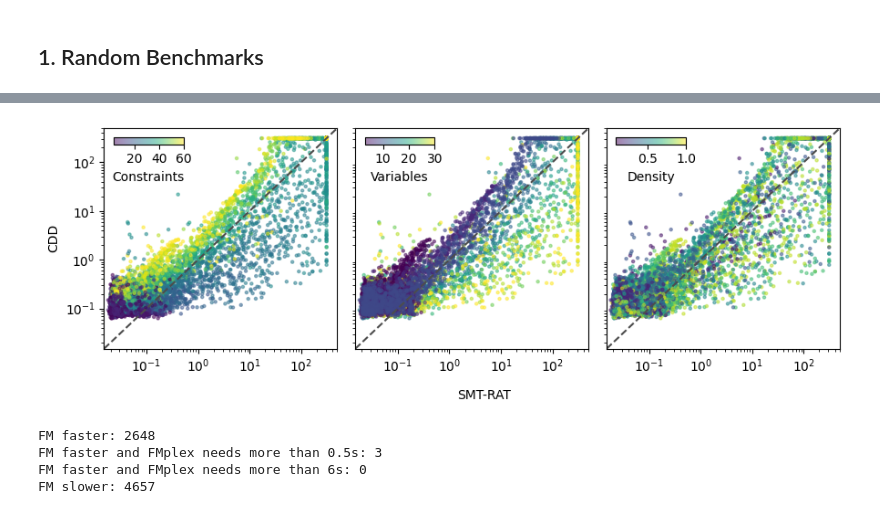
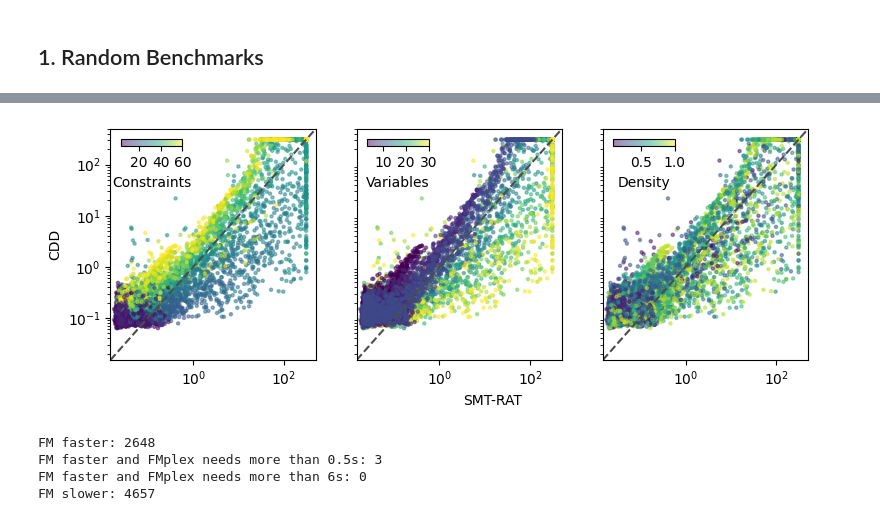
Before and after one commit to ths-rwth/smtrat, a Jupyter notebook: fmplex-qe-results/analyse_results.ipynb, the cells around one changed output, grey strips where cells are left out. Drawn from its saved outputs; the diff is of its cells as text; code cells hidden in the pictures.

```diff
--- a/fmplex-qe-results/analyse_results.ipynb
+++ b/fmplex-qe-results/analyse_results.ipynb
@@ -89,35 +89,34 @@ fig = plt.figure(figsize=(9, 3))
 for i, stat in enumerate(colorings):
     plt.subplot(1, len(colorings), i + 1)
     sc = plt.scatter(
         x=df_random[("FMplex", "runtime")],
         y=df_random[("CDD", "runtime")],
         c=df_random[stat],
         cmap="viridis",
         alpha=0.5,
         s=5
     )
     ax = plt.gca()
     ax.set_xlim(0.015,500)
     ax.set_ylim(0.015,500)
     scatter_equal_line(ax)
     ax.set_yscale("log")
     ax.set_xscale("log")
     if i > 0:
         ax.set_ylabel(None)
         ax.set_xlabel(None)
         plt.yticks([])
     else:
         ax.set_ylabel("CDD")
 
     cbaxes = inset_axes(ax, width="30%", height="3%", loc=2, borderpad=0.75)
     cbar = fig.colorbar(sc, cax = cbaxes, orientation="horizontal", ticks = stat_ticks[i])
     cbar.ax.set_xlabel(stat_names[i])
 
 fig.text(0.55, -0.04, 'SMT-RAT', ha='center')
-fig.tight_layout()
 plt.show()
 # %% [output]
-[figure, old version]
+[figure, new version]
 # %%
 solved_by_fm = df_random[df_random[("FM", "answer")] == "success"]
 solved_by_cdd = df_random[df_random[("CDD", "answer")] == "success"]
```
Also changed, not shown: parts of 20 cells of this notebook, 3 other files.
